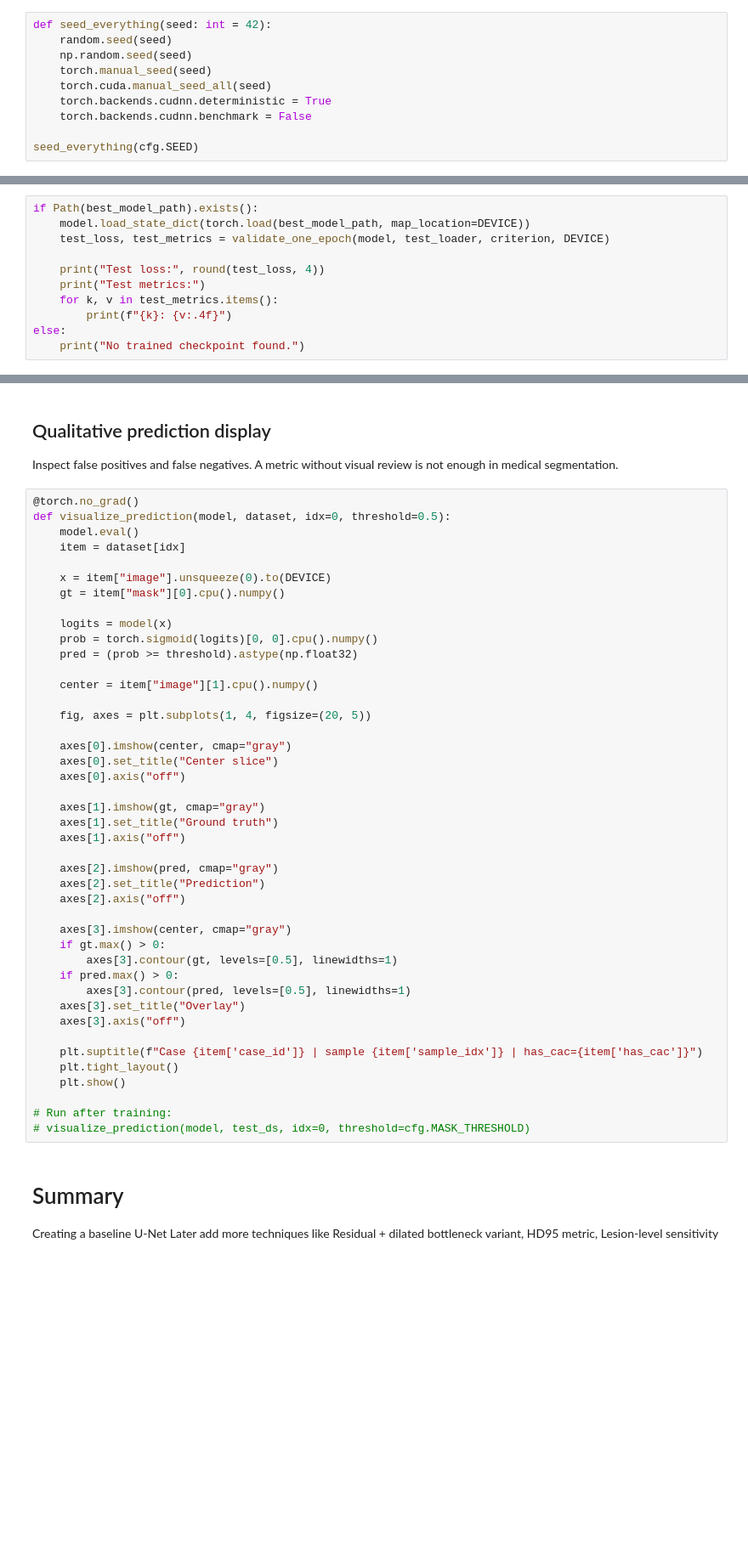
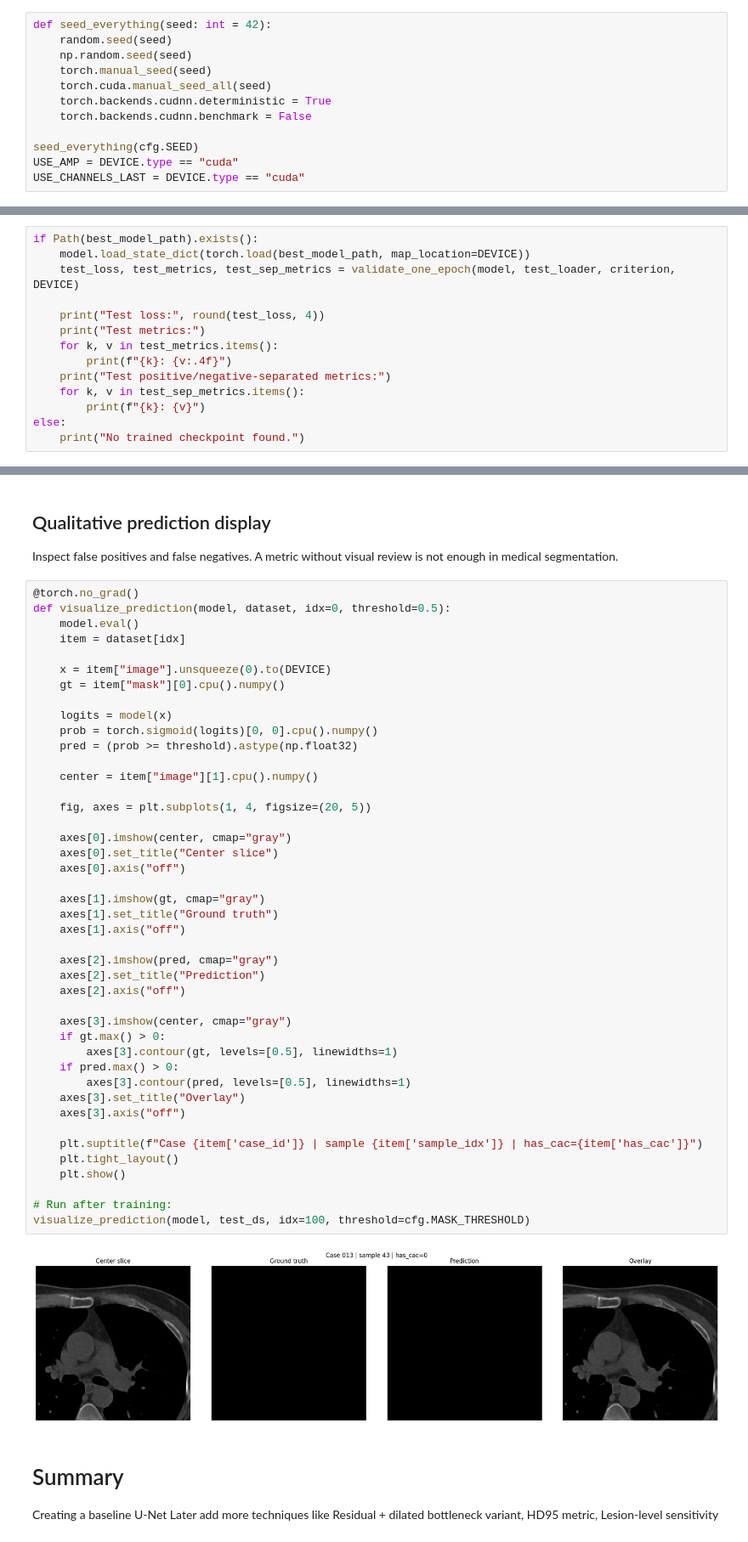
Before and after one commit to AIO-Conquer-3-AI-for-Medical/coronary-calcification-segmentation, a Jupyter notebook: pipeline.ipynb, the cells around one changed output, grey strips where cells are left out. Shown at 85% size. Drawn from its saved outputs; the diff is of its cells as text; blank space fills up the shorter version.

```diff
--- a/pipeline.ipynb
+++ b/pipeline.ipynb
@@ -53,3 +124,5 @@ def seed_everything(seed: int = 42):
     torch.backends.cudnn.benchmark = False
 
 seed_everything(cfg.SEED)
+USE_AMP = DEVICE.type == "cuda"
+USE_CHANNELS_LAST = DEVICE.type == "cuda"
@@ -537,11 +1066,14 @@ Only run this after architecture decisions are finalized.
 # %%
 if Path(best_model_path).exists():
     model.load_state_dict(torch.load(best_model_path, map_location=DEVICE))
-    test_loss, test_metrics = validate_one_epoch(model, test_loader, criterion, DEVICE)
+    test_loss, test_metrics, test_sep_metrics = validate_one_epoch(model, test_loader, criterion, DEVICE)
 
     print("Test loss:", round(test_loss, 4))
     print("Test metrics:")
     for k, v in test_metrics.items():
         print(f"{k}: {v:.4f}")
+    print("Test positive/negative-separated metrics:")
+    for k, v in test_sep_metrics.items():
+        print(f"{k}: {v}")
 else:
     print("No trained checkpoint found.")
@@ -564,34 +1111,36 @@ def visualize_prediction(model, dataset, idx=0, threshold=0.5):
 
     center = item["image"][1].cpu().numpy()
 
     fig, axes = plt.subplots(1, 4, figsize=(20, 5))
 
     axes[0].imshow(center, cmap="gray")
     axes[0].set_title("Center slice")
     axes[0].axis("off")
 
     axes[1].imshow(gt, cmap="gray")
     axes[1].set_title("Ground truth")
     axes[1].axis("off")
 
     axes[2].imshow(pred, cmap="gray")
     axes[2].set_title("Prediction")
     axes[2].axis("off")
 
     axes[3].imshow(center, cmap="gray")
     if gt.max() > 0:
         axes[3].contour(gt, levels=[0.5], linewidths=1)
     if pred.max() > 0:
         axes[3].contour(pred, levels=[0.5], linewidths=1)
     axes[3].set_title("Overlay")
     axes[3].axis("off")
 
     plt.suptitle(f"Case {item['case_id']} | sample {item['sample_idx']} | has_cac={item['has_cac']}")
     plt.tight_layout()
     plt.show()
 
 # Run after training:
-# visualize_prediction(model, test_ds, idx=0, threshold=cfg.MASK_THRESHOLD)
+visualize_prediction(model, test_ds, idx=100, threshold=cfg.MASK_THRESHOLD)
+# %% [output]
+[figure, added]
 # %% [markdown]
 # Summary
 
```
Also changed, not shown: parts of 31 cells of this notebook, 6 other files.
